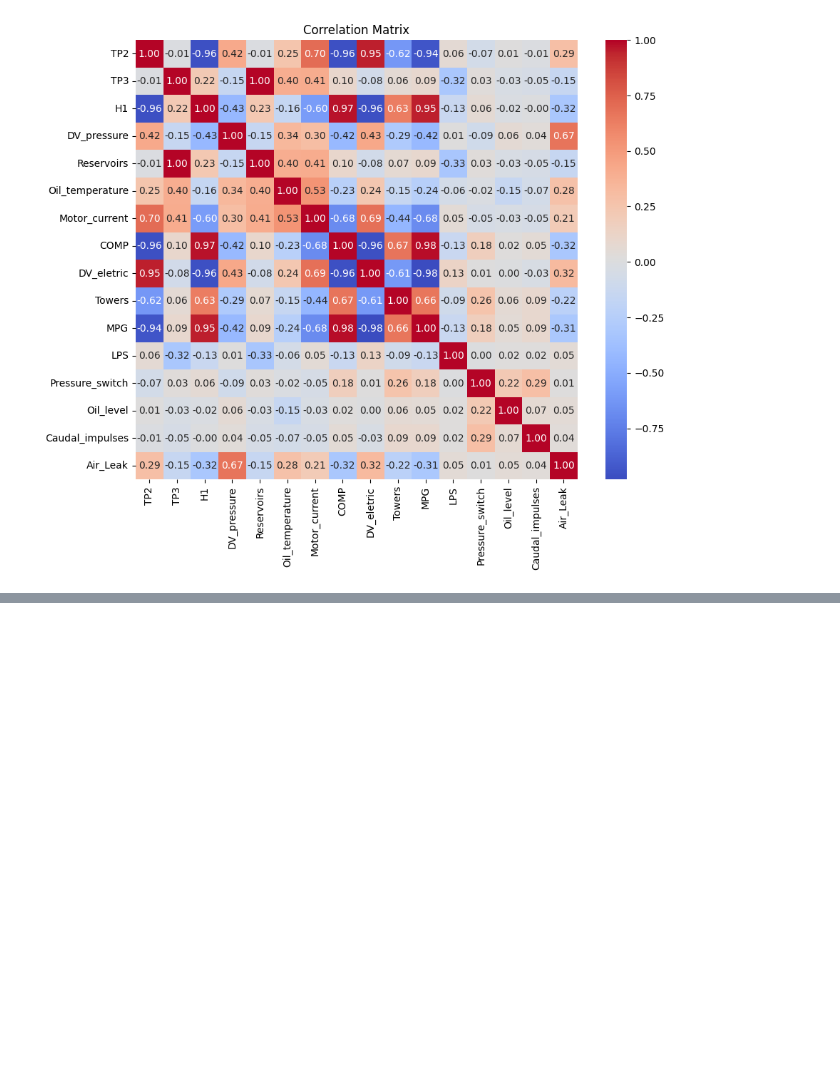
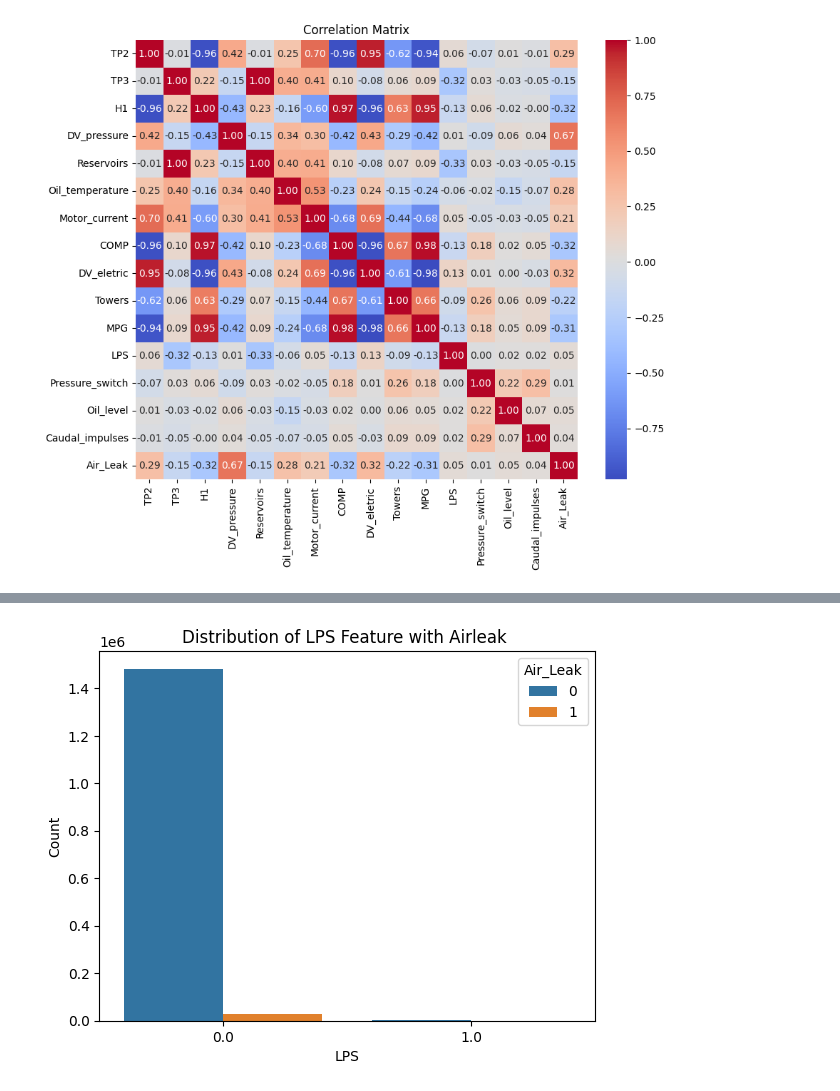
Before and after one commit to sfaxibrahim/Mlops, a Jupyter notebook: notebooks/EDA.ipynb, the cells around one changed output, grey strips where cells are left out. Drawn from its saved outputs; the diff is of its cells as text; code cells hidden in the pictures; blank space fills up the shorter version.

Commit message:
data_verison

```diff
--- a/notebooks/Data_preprocess.ipynb
+++ b/notebooks/EDA.ipynb
@@ -231,0 +290,8 @@ plt.show()
+# %%
+sns.countplot(data=df,x=df['LPS'],hue=df['Air_Leak'])
+plt.title('Distribution of LPS Feature with Airleak ')
+plt.ylabel('Count')
+plt.xlabel('LPS')
+plt.show()
+# %% [output]
+[figure, added]
```
Also changed, not shown: parts of 10 cells of this notebook, 6 other files.
